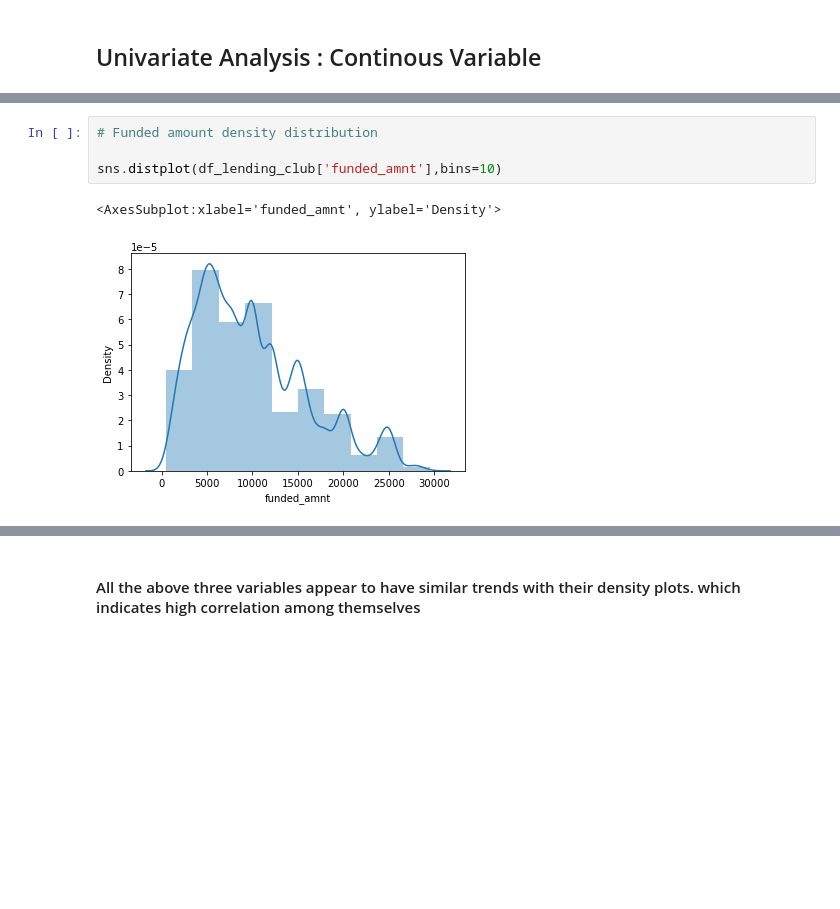
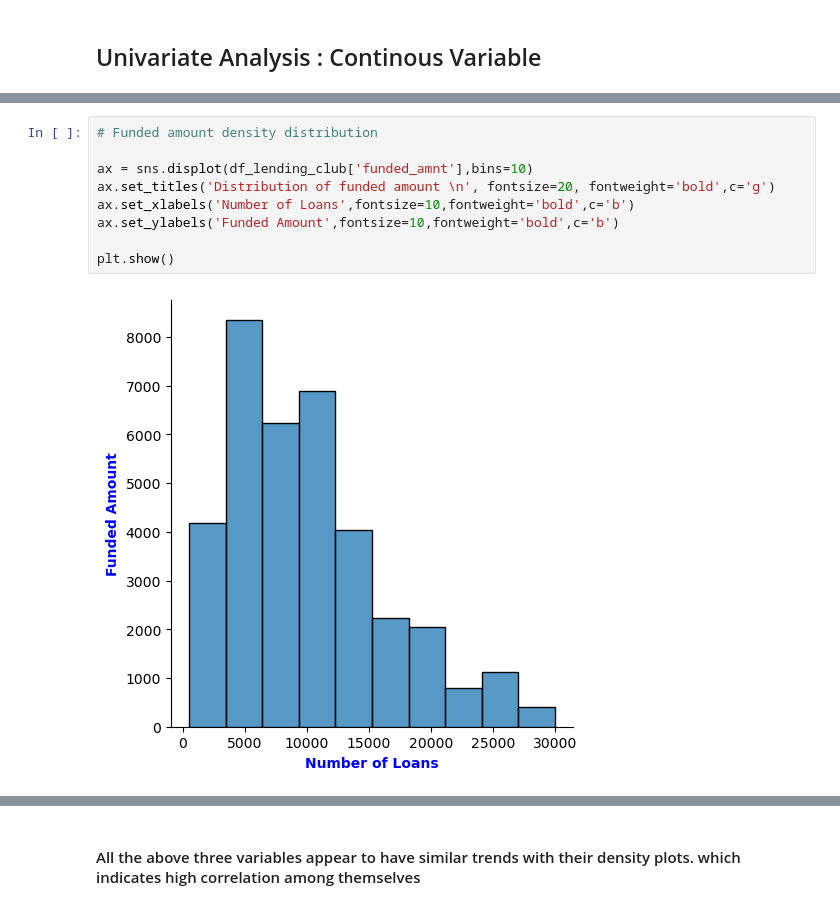
Before and after one commit to charankumarhs/LendingClubCaseStudy, a Jupyter notebook: Charan_Hulmani.ipynb, the cells around one changed output, grey strips where cells are left out. Saved outputs shown, nothing was run; the diff lists cells and outputs as text; blank space fills up the shorter version.

```diff
--- a/Charan_Hulmani.ipynb
+++ b/Charan_Hulmani.ipynb
@@ -835,10 +848,14 @@ sns.distplot(df_lending_club['loan_amnt'],bins=10)
 # %%
 # Funded amount density distribution
 
-sns.distplot(df_lending_club['funded_amnt'],bins=10)
+ax = sns.displot(df_lending_club['funded_amnt'],bins=10)
+ax.set_titles('Distribution of funded amount \n', fontsize=20, fontweight='bold',c='g')
+ax.set_xlabels('Number of Loans',fontsize=10,fontweight='bold',c='b')
+ax.set_ylabels('Funded Amount',fontsize=10,fontweight='bold',c='b')
+
+plt.show()
 # %% [output]
-<AxesSubplot:xlabel='funded_amnt', ylabel='Density'>
-[figure, old version]
+[figure, new version]
 # %%
 # funded_amnt_inv density distributions
 
```
Also changed, not shown: parts of 53 cells of this notebook.
